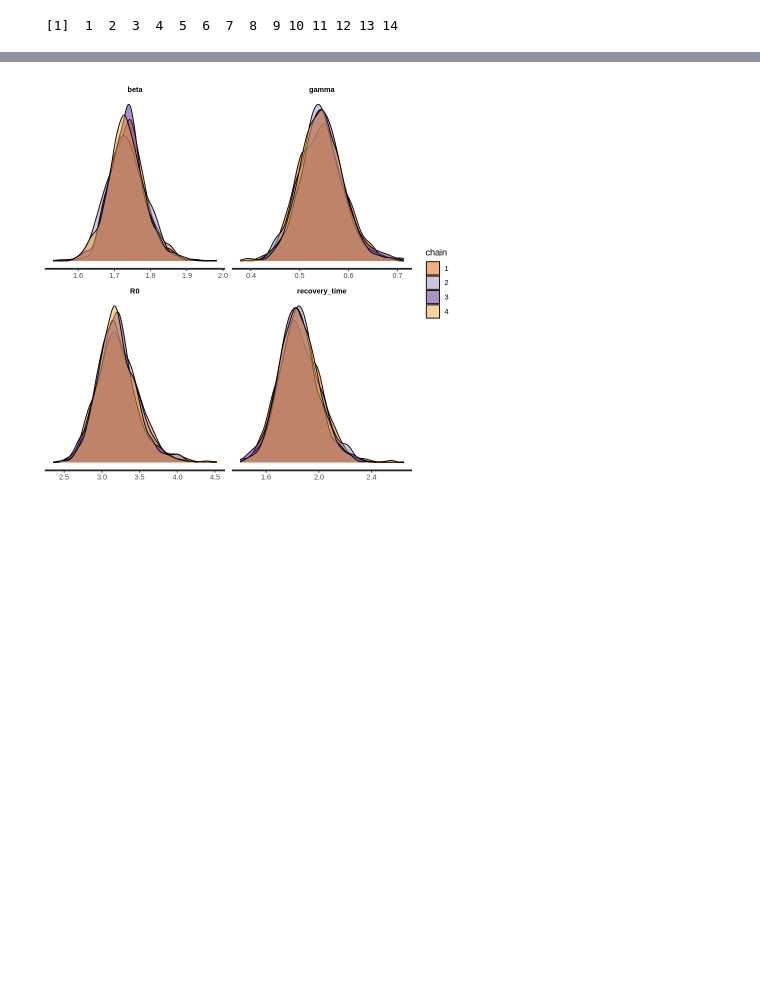
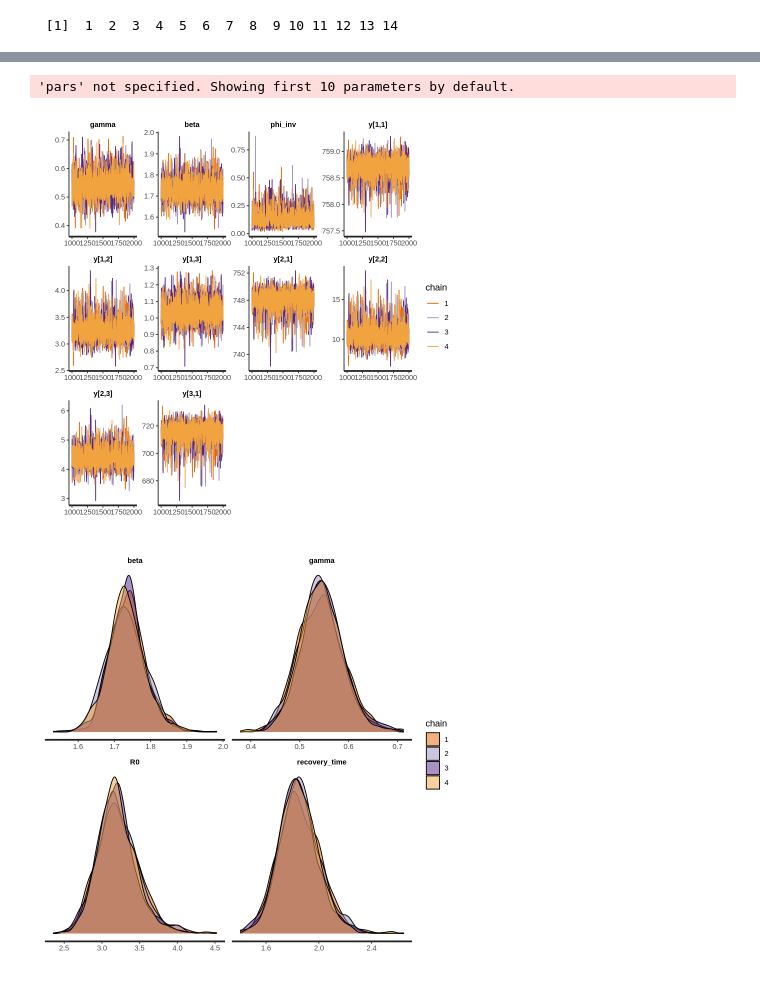
Before and after one commit to hublun/Bayesian_Aggregation_Average_Data, a Jupyter notebook: ODR_2024_1_22.ipynb, the cells around one changed output, grey strips where cells are left out. Cells and saved outputs as stored; diff of their text form; code cells hidden in the pictures; blank space fills up the shorter version.

```diff
--- a/ODR_2024_1_22.ipynb
+++ b/ODR_2024_1_22.ipynb
@@ -208,6 +209,11 @@ Samples were drawn using NUTS(diag_e) at Tue Jan 23 11:28:45 2024.
 For each parameter, n_eff is a crude measure of effective sample size,
 and Rhat is the potential scale reduction factor on split chains (at
 convergence, Rhat=1).
+# %%
+traceplot(fit_sir_negbin)
+# %% [output]
+'pars' not specified. Showing first 10 parameters by default.
+[figure, added]
 # %%
 stan_dens(fit_sir_negbin, pars = pars, separate_chains = TRUE)
 # %% [output]
```
Also changed, not shown: parts of 8 cells of this notebook, 6 other files.
